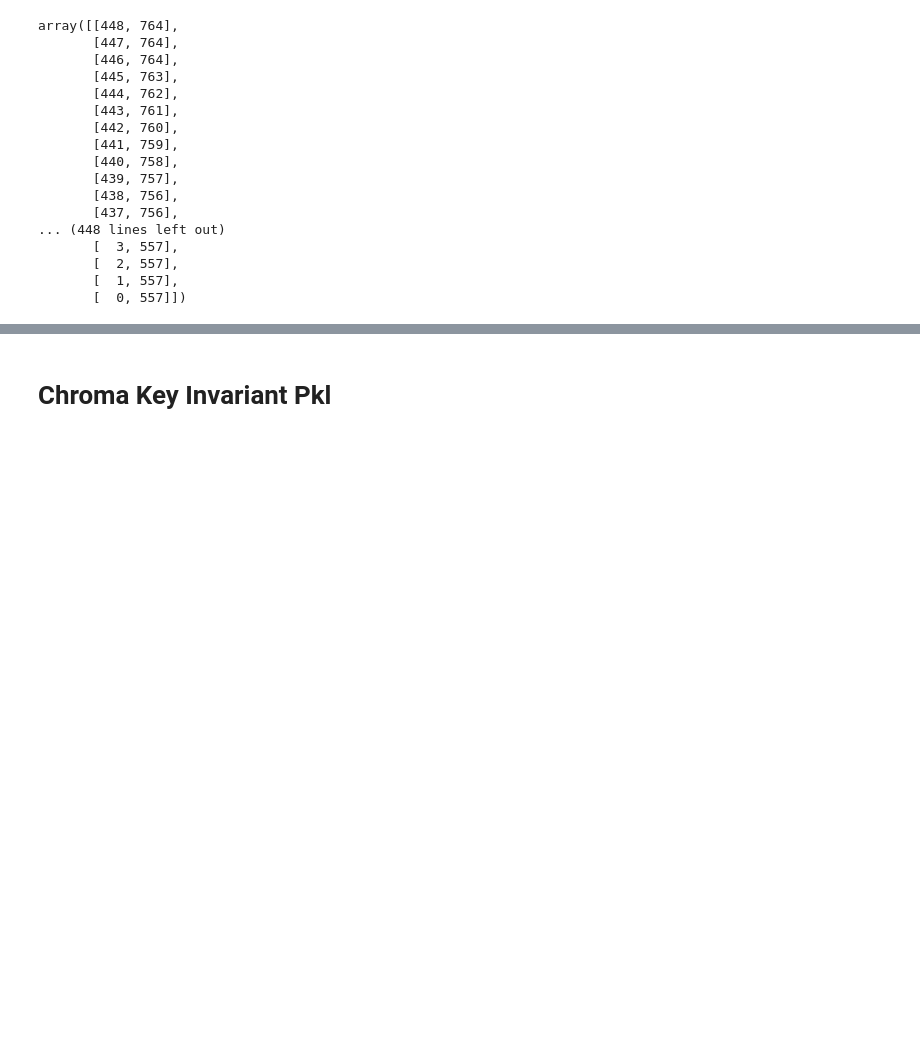
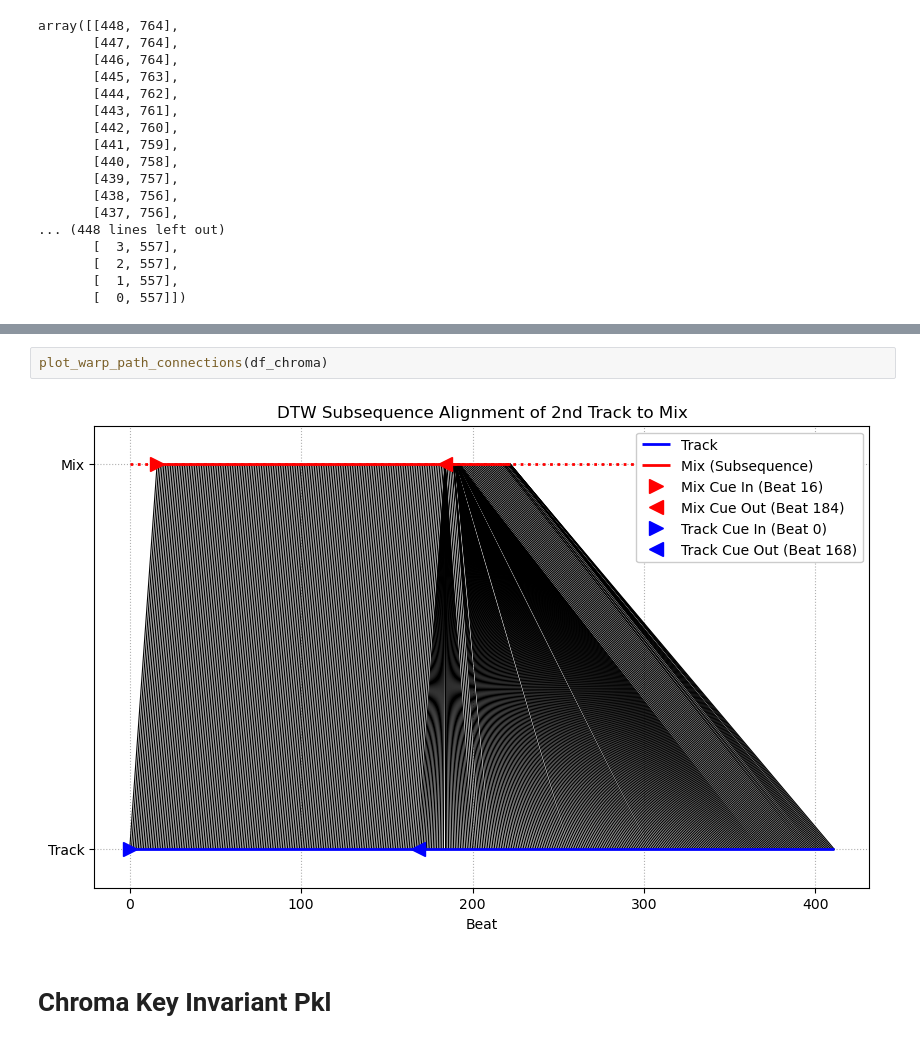
Before and after one commit to michaelhein39/dj-transition-predictor, a Jupyter notebook: notebooks/alignment_eda.ipynb, the cells around one changed output, grey strips where cells are left out. Cells and saved outputs as stored; diff of their text form; blank space fills up the shorter version.

```diff
--- a/notebooks/alignment_eda.ipynb
+++ b/notebooks/alignment_eda.ipynb
@@ -252,3 +348,7 @@ array([[448, 764],
+# %%
+plot_warp_path_connections(df_chroma)
+# %% [output]
+[figure, added]
 # %% [markdown]
 # Chroma Key Invariant Pkl
 # %%
```
Also changed, not shown: parts of 4 cells of this notebook.
